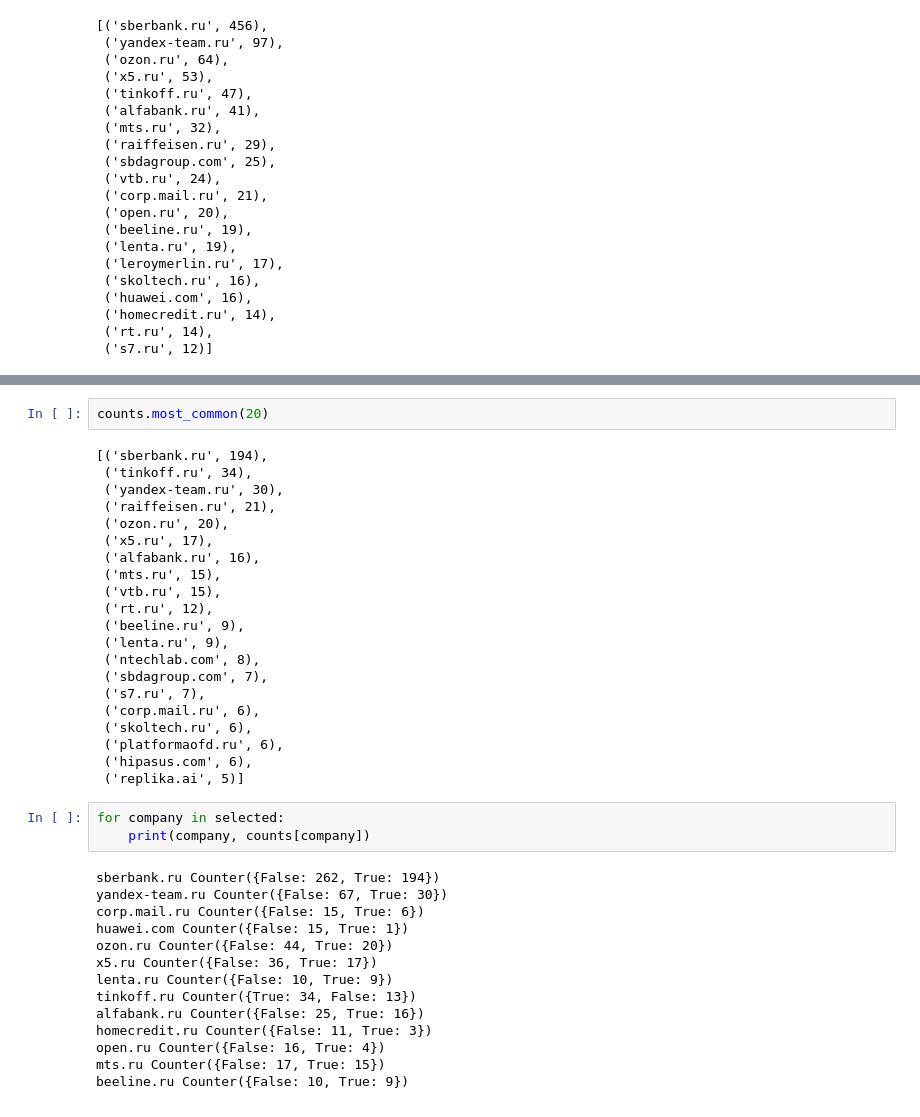
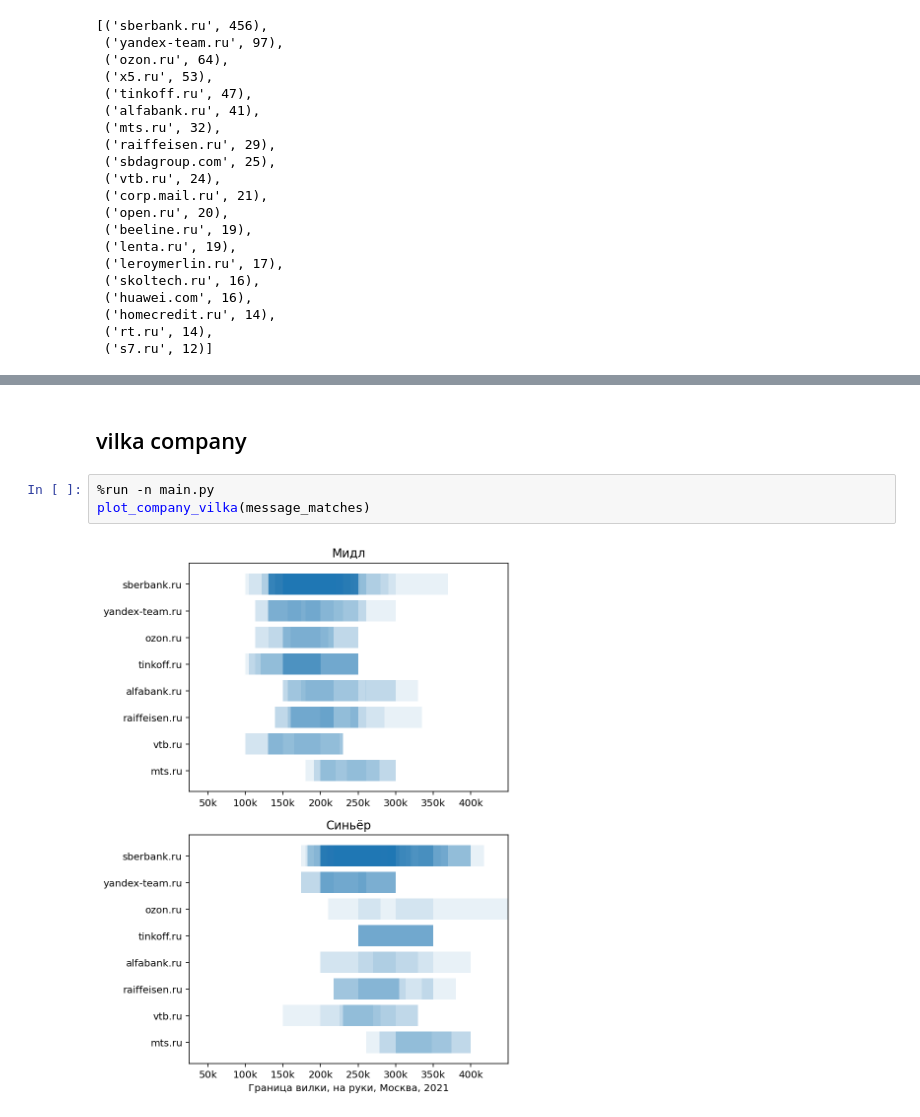
Before and after one commit to kuk/analyze-ods-jobs, a Jupyter notebook: main.ipynb, the cells around one changed output, grey strips where cells are left out. Drawn from its saved outputs; the diff is of its cells as text.

```diff
--- a/main.ipynb
+++ b/main.ipynb
@@ -204,40 +164,7 @@ for message, matches in message_matches:
-# %%
-counts.most_common(20)
-# %% [output]
-[('sberbank.ru', 194),
- ('tinkoff.ru', 34),
- ('yandex-team.ru', 30),
- ('raiffeisen.ru', 21),
- ('ozon.ru', 20),
- ('x5.ru', 17),
- ('alfabank.ru', 16),
- ('mts.ru', 15),
- ('vtb.ru', 15),
- ('rt.ru', 12),
- ('beeline.ru', 9),
- ('lenta.ru', 9),
- ('ntechlab.com', 8),
- ('sbdagroup.com', 7),
- ('s7.ru', 7),
- ('corp.mail.ru', 6),
- ('skoltech.ru', 6),
- ('platformaofd.ru', 6),
- ('hipasus.com', 6),
- ('replika.ai', 5)]
-# %%
-for company in selected:
-    print(company, counts[company])
-# %% [output]
-sberbank.ru Counter({False: 262, True: 194})
-yandex-team.ru Counter({False: 67, True: 30})
-corp.mail.ru Counter({False: 15, True: 6})
-huawei.com Counter({False: 15, True: 1})
-ozon.ru Counter({False: 44, True: 20})
-x5.ru Counter({False: 36, True: 17})
-lenta.ru Counter({False: 10, True: 9})
-tinkoff.ru Counter({True: 34, False: 13})
-alfabank.ru Counter({False: 25, True: 16})
-homecredit.ru Counter({False: 11, True: 3})
-open.ru Counter({False: 16, True: 4})
-mts.ru Counter({False: 17, True: 15})
-beeline.ru Counter({False: 10, True: 9})
+# %% [markdown]
+## vilka company
+# %%
+%run -n main.py
+plot_company_vilka(message_matches)
+# %% [output]
+[figure, added]
```
Also changed, not shown: parts of 4 cells of this notebook.
